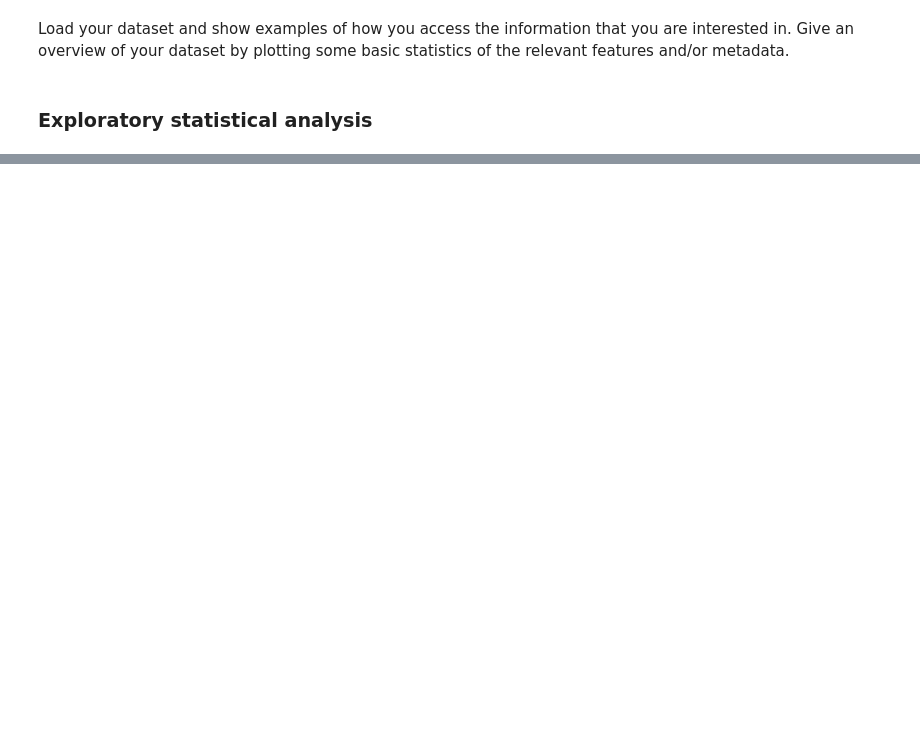
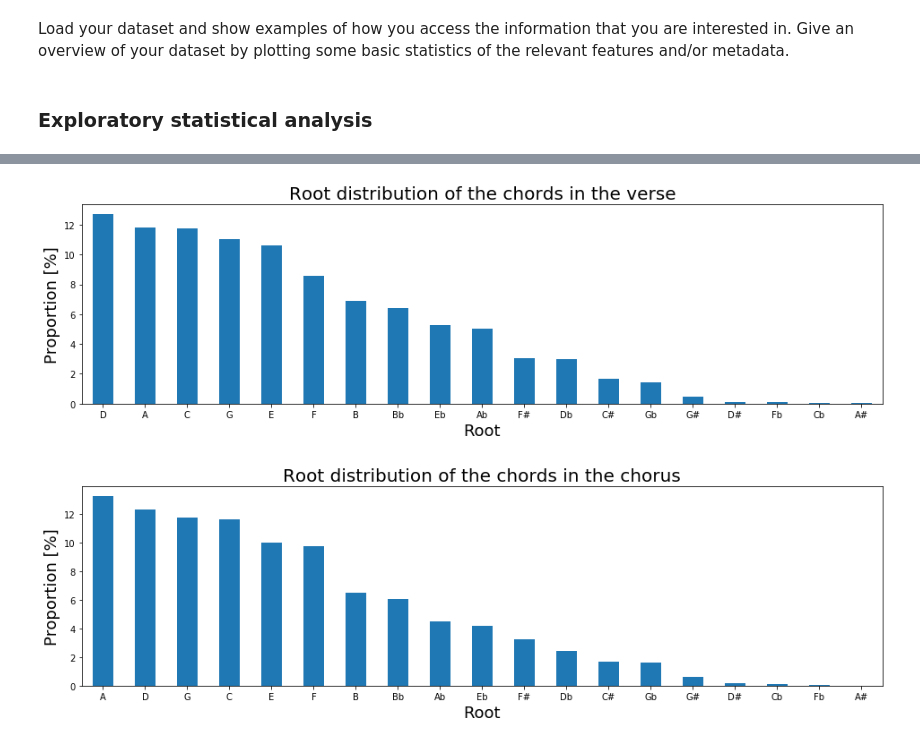
Before and after one commit to GiacomoAlliata/DigitalMusicologyProject, a Jupyter notebook: data_preprocessing.ipynb, the cells around one changed output, grey strips where cells are left out. Saved outputs shown, nothing was run; the diff lists cells and outputs as text; code cells hidden in the pictures; blank space fills up the shorter version.

```diff
--- a/data_preprocessing.ipynb
+++ b/data_preprocessing.ipynb
@@ -464,0 +600,23 @@ collection_df.chord_dic.map(lambda y: y["bass"]).value_counts()[1:].plot(kind="b
+# %%
+def root_distribution_section(section = 'verse', index = 1):
+    root_dist = df[df.section_type == section].root.value_counts()
+    #We remove the non-roots notation elements
+    if '' in root_dist.index:
+        root_dist.drop('', inplace = True)
+
+    #Plot
+    plt.figure(figsize = (16,9))
+    plt.subplot(2, 1, index)
+    root_dist.map(lambda x: 100 * x / root_dist.sum()).plot(kind = 'bar')
+    title = 'Root distribution of the chords in the ' + section
+    plt.title(title, fontsize = 20)
+    plt.xlabel('Root', fontsize = 18)
+    plt.xticks(rotation = 'horizontal')
+    plt.ylabel('Proportion [%]', fontsize = 18)
+    plt.show()
+# %%
+root_distribution_section('verse', 1)
+root_distribution_section('chorus', 2)
+# %% [output]
+[figure, added]
+[figure, added]
```
Also changed, not shown: parts of 73 cells of this notebook.
